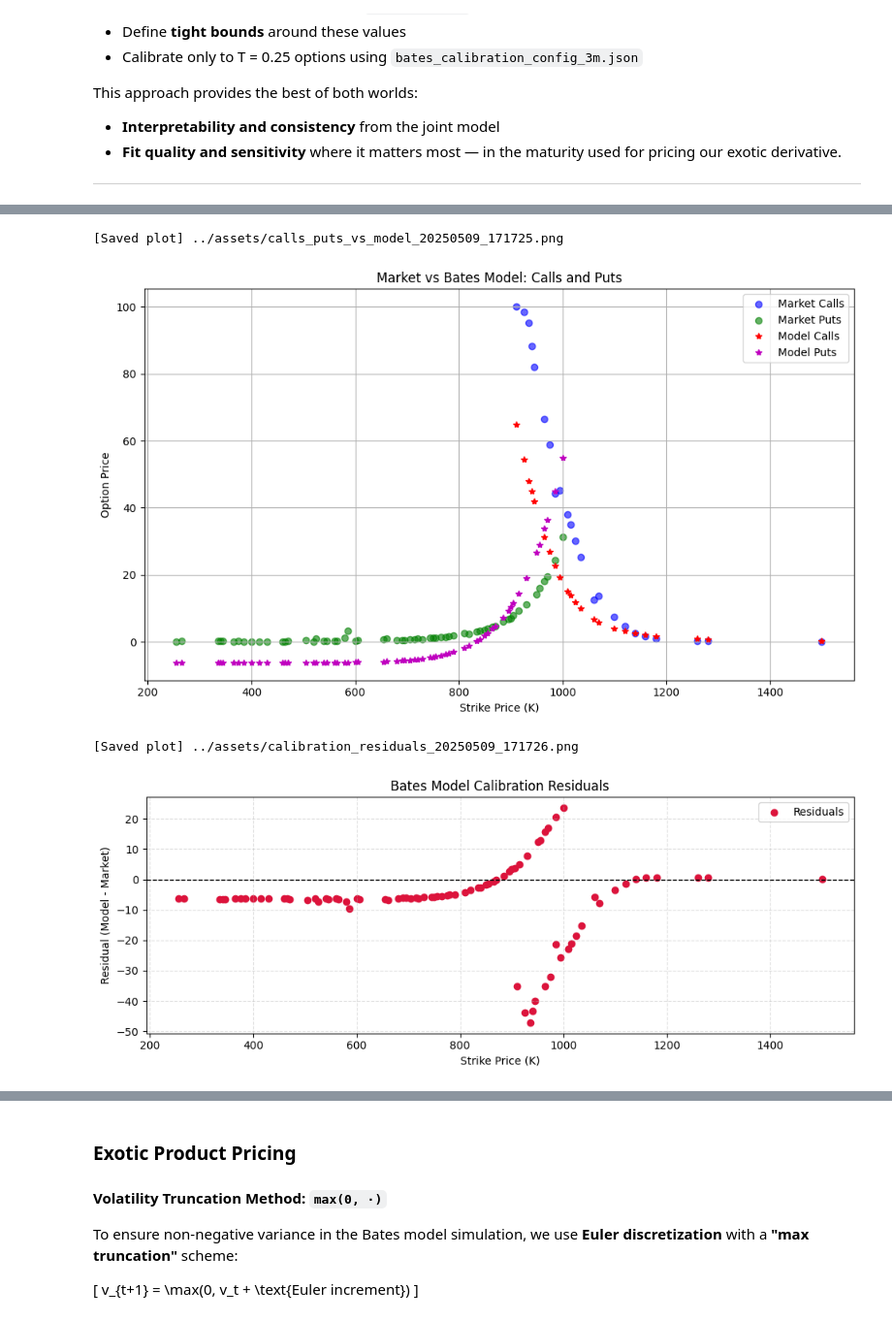
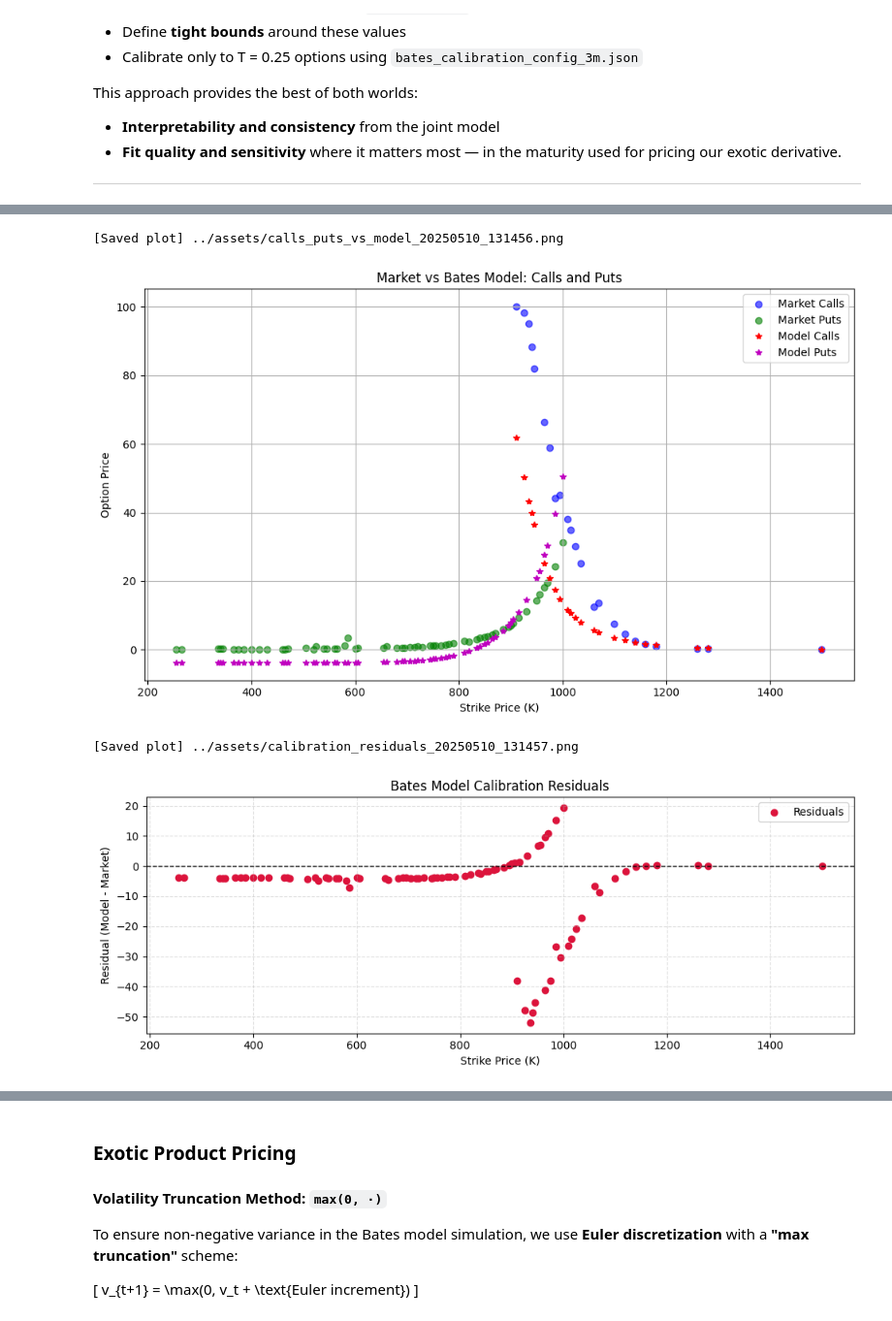
Before and after one commit to ashutoshjha3103/exotic_option_pricing_fe2025, a Jupyter notebook: code/structured_product_design_and_hedge2.ipynb, the cells around one changed output, grey strips where cells are left out. Shown at 97% size. Cells and saved outputs as stored; diff of their text form; code cells hidden in the pictures.

```diff
--- a/code/structured_product_design_and_hedge2.ipynb
+++ b/code/structured_product_design_and_hedge2.ipynb
@@ -654,11 +654,11 @@ calibrator.plot_calibrated_vs_market(options_3m)
 # %%
-calibrator.plot_calls_and_puts_vs_model(options_3m)
+calibrator_3m.plot_calls_and_puts_vs_model(options_3m)
 # %% [output]
-[Saved plot] ../assets/calls_puts_vs_model_20250509_171725.png
+[Saved plot] ../assets/calls_puts_vs_model_20250510_131456.png
-[figure, old version]
+[figure, new version]
 # %%
-calibrator.plot_residuals(options_3m)
+calibrator_3m.plot_residuals(options_3m)
 # %% [output]
-[Saved plot] ../assets/calibration_residuals_20250509_171726.png
+[Saved plot] ../assets/calibration_residuals_20250510_131457.png
-[figure, old version]
+[figure, new version]
 # %%
```
Also changed, not shown: parts of 3 cells of this notebook, 1 other file.
